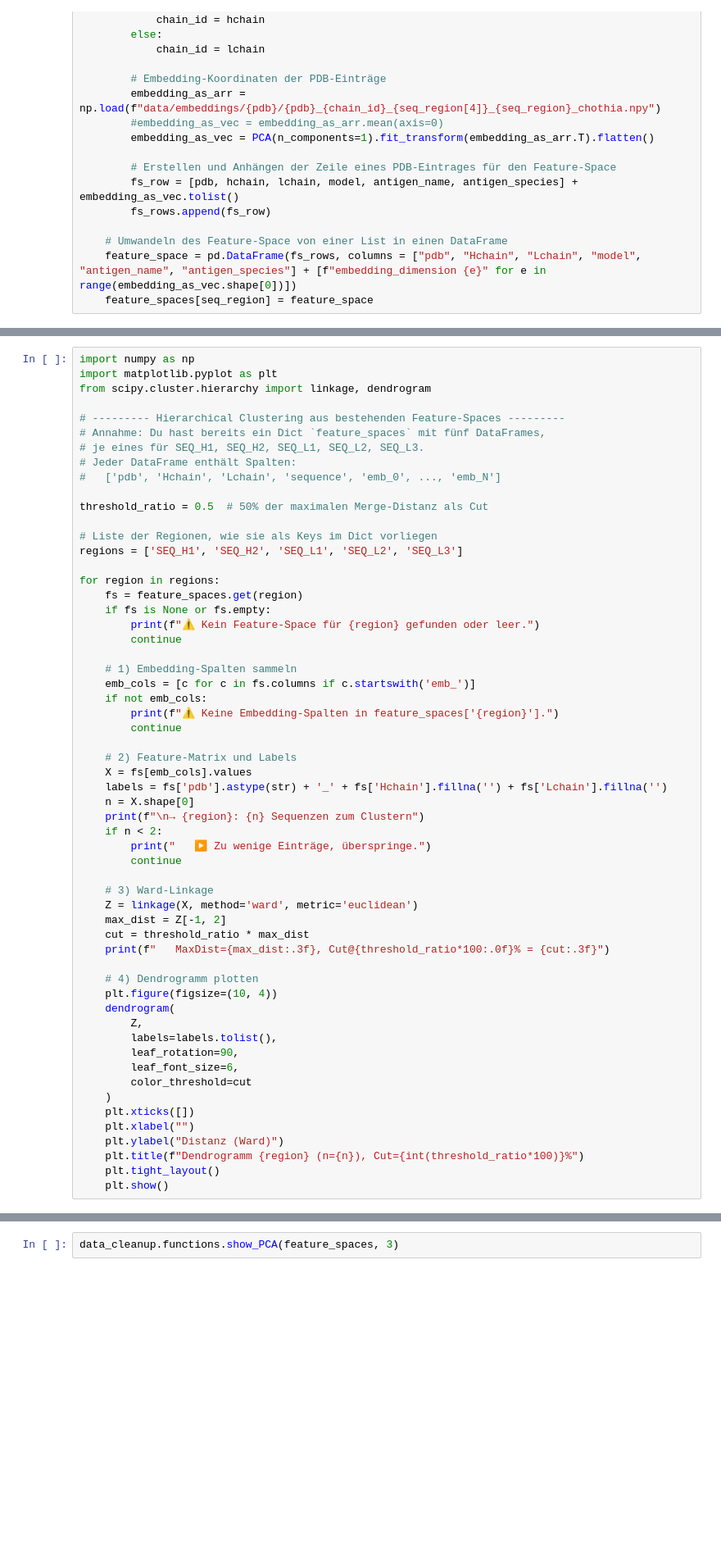
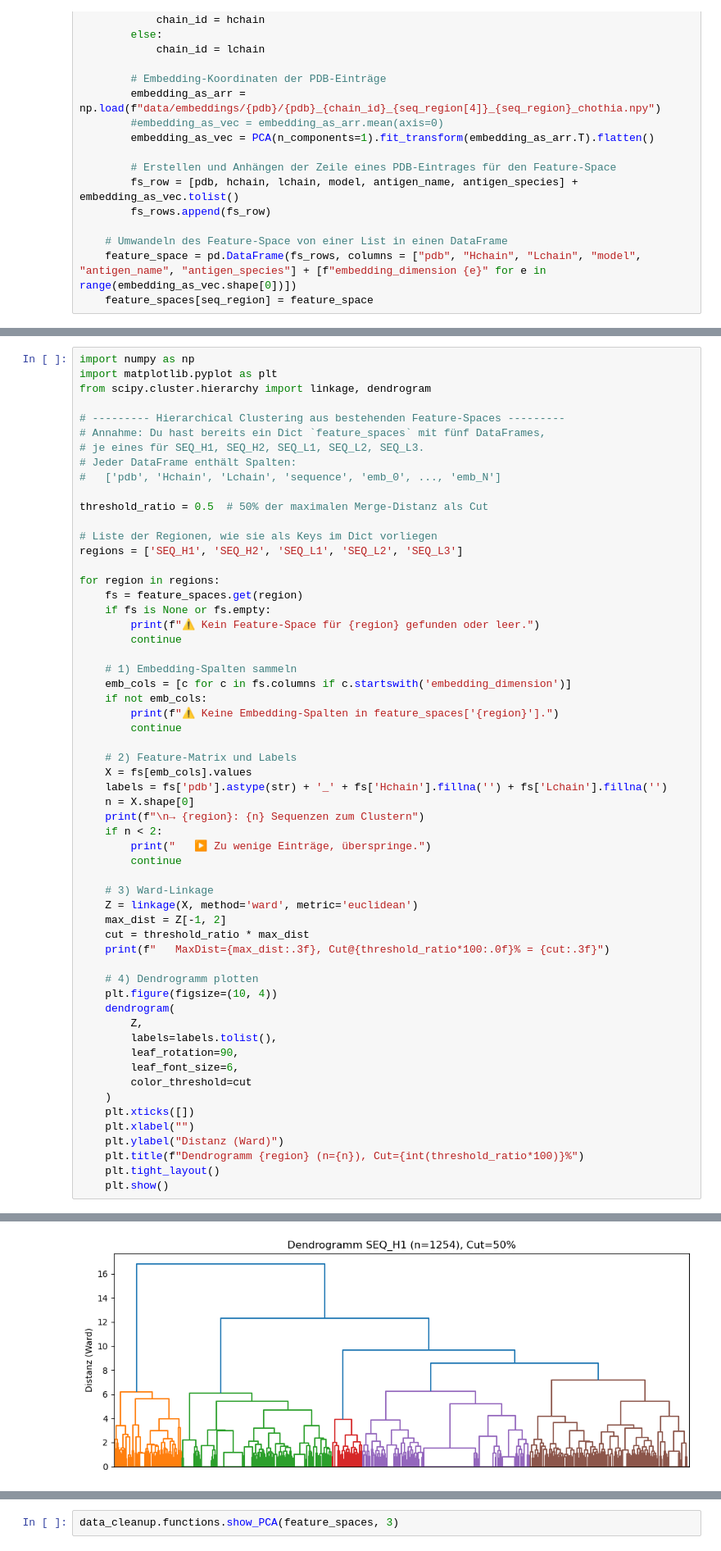
Before and after one commit to datascience-2025-group4/group04-team04, a Jupyter notebook: esmc_ansatz/ESMC.ipynb, the cells around one changed output, grey strips where cells are left out. Shown at 82% size. Drawn from its saved outputs; the diff is of its cells as text; blank space fills up the shorter version.

```diff
--- a/esmc_ansatz/ESMC.ipynb
+++ b/esmc_ansatz/ESMC.ipynb
@@ -174,7 +81,7 @@ for region in regions:
         continue
 
     # 1) Embedding-Spalten sammeln
-    emb_cols = [c for c in fs.columns if c.startswith('emb_')]
+    emb_cols = [c for c in fs.columns if c.startswith('embedding_dimension')]
     if not emb_cols:
         print(f"⚠️ Keine Embedding-Spalten in feature_spaces['{region}'].")
         continue
@@ -217,0 +122 @@ for region in regions:
+[figure, added]
```
Also changed, not shown: parts of 5 cells of this notebook.
